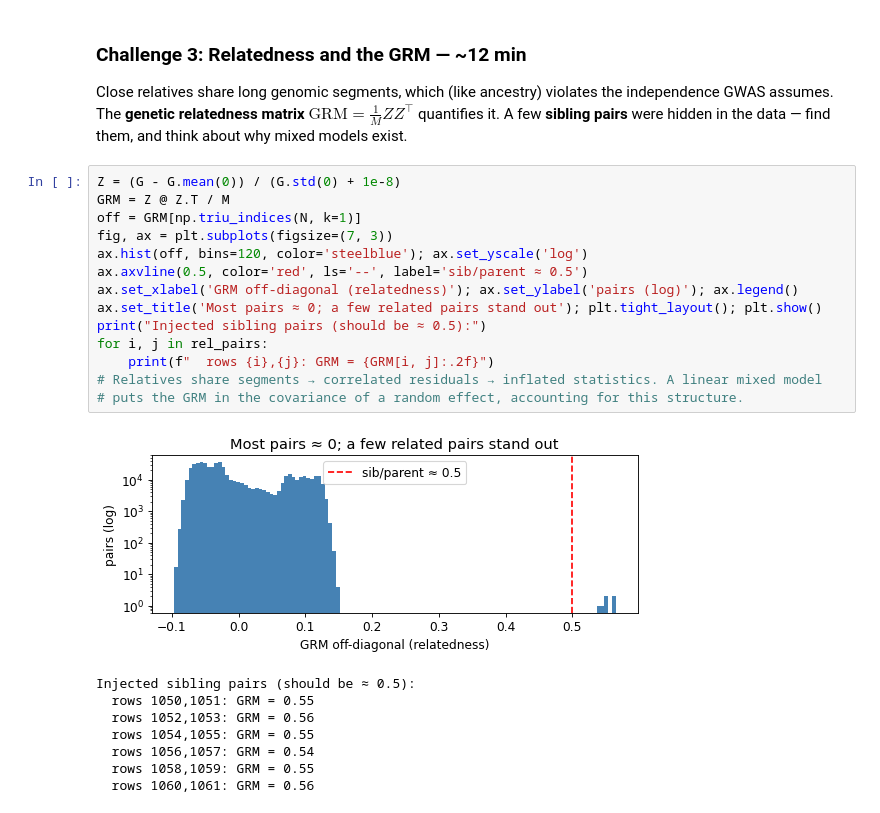
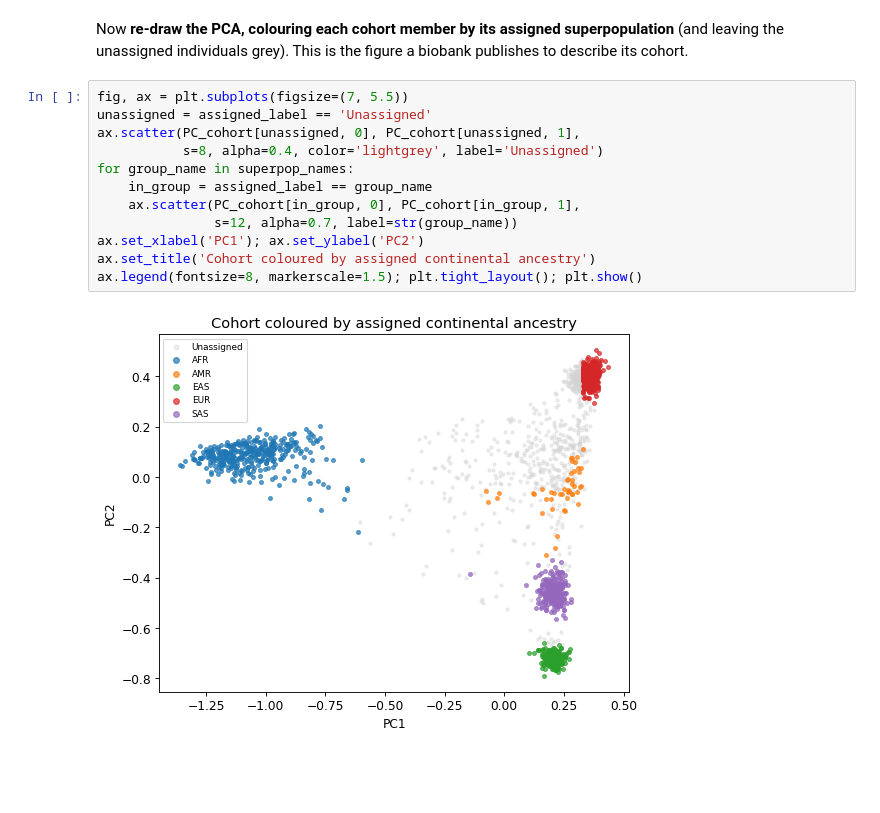
Before and after one commit to BNTechie/smartbiomed_practicals_2026, a Jupyter notebook: session3/run.ipynb, the cells around one changed output. Cells and saved outputs as stored; diff of their text form; blank space fills up the shorter version.

```diff
--- a/session3/run.ipynb
+++ b/session3/run.ipynb
@@ -236,29 +253,17 @@ hits raw=2965, after GC=0, after PCA=0
 # %% [markdown]
-### Challenge 3: Relatedness and the GRM — ~12 min
-
-Close relatives share long genomic segments, which (like ancestry) violates the independence GWAS
-assumes. The **genetic relatedness matrix** $\text{GRM} = \frac{1}{M} Z Z^\top$ quantifies it.
-A few **sibling pairs** were hidden in the data — find them, and think about why mixed models exist.
+Now **re-draw the PCA, colouring each cohort member by its assigned superpopulation** (and leaving
+the unassigned individuals grey). This is the figure a biobank publishes to describe its cohort.
 # %%
-Z = (G - G.mean(0)) / (G.std(0) + 1e-8)
-GRM = Z @ Z.T / M
-off = GRM[np.triu_indices(N, k=1)]
-fig, ax = plt.subplots(figsize=(7, 3))
-ax.hist(off, bins=120, color='steelblue'); ax.set_yscale('log')
-ax.axvline(0.5, color='red', ls='--', label='sib/parent ≈ 0.5')
-ax.set_xlabel('GRM off-diagonal (relatedness)'); ax.set_ylabel('pairs (log)'); ax.legend()
-ax.set_title('Most pairs ≈ 0; a few related pairs stand out'); plt.tight_layout(); plt.show()
-print("Injected sibling pairs (should be ≈ 0.5):")
-for i, j in rel_pairs:
-    print(f"  rows {i},{j}: GRM = {GRM[i, j]:.2f}")
-# Relatives share segments → correlated residuals → inflated statistics. A linear mixed model
-# puts the GRM in the covariance of a random effect, accounting for this structure.
+fig, ax = plt.subplots(figsize=(7, 5.5))
+unassigned = assigned_label == 'Unassigned'
+ax.scatter(PC_cohort[unassigned, 0], PC_cohort[unassigned, 1],
+           s=8, alpha=0.4, color='lightgrey', label='Unassigned')
+for group_name in superpop_names:
+    in_group = assigned_label == group_name
+    ax.scatter(PC_cohort[in_group, 0], PC_cohort[in_group, 1],
+               s=12, alpha=0.7, label=str(group_name))
+ax.set_xlabel('PC1'); ax.set_ylabel('PC2')
+ax.set_title('Cohort coloured by assigned continental ancestry')
+ax.legend(fontsize=8, markerscale=1.5); plt.tight_layout(); plt.show()
 # %% [output]
-[figure, old version]
+[figure, new version]
-Injected sibling pairs (should be ≈ 0.5):
-  rows 1050,1051: GRM = 0.55
-  rows 1052,1053: GRM = 0.56
-  rows 1054,1055: GRM = 0.55
-  rows 1056,1057: GRM = 0.54
-  rows 1058,1059: GRM = 0.55
-  rows 1060,1061: GRM = 0.56
```
Also changed, not shown: parts of 24 cells of this notebook, 10 other files.
